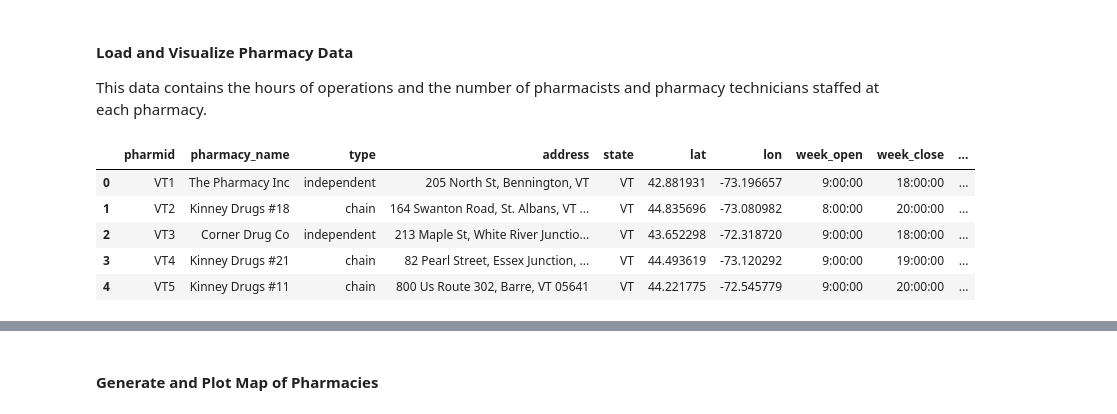
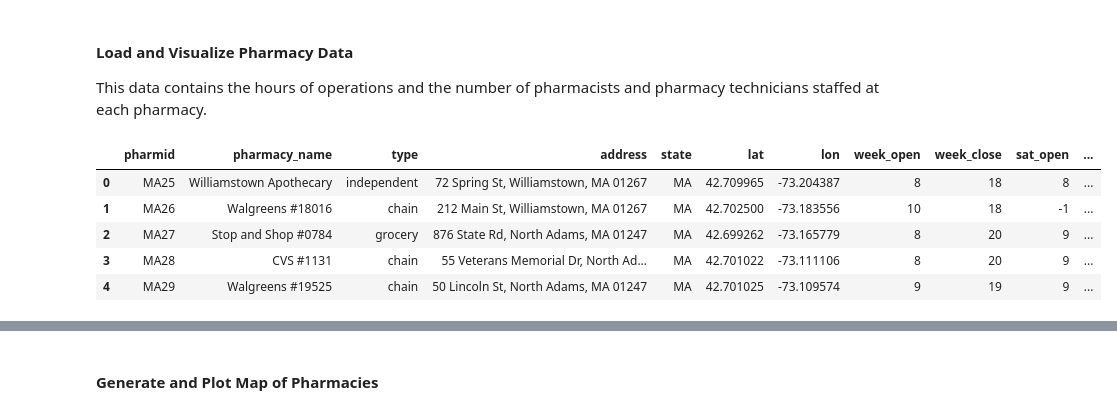
Before and after one commit to samroubin/VTPharmacy, a Jupyter notebook: procedure/code/01_Pharmacy_Accessibility.ipynb, the cells around one changed output, grey strips where cells are left out. Drawn from its saved outputs; the diff is of its cells as text; code cells hidden in the pictures.

```diff
--- a/procedure/code/01_Pharmacy_Accessibility.ipynb
+++ b/procedure/code/01_Pharmacy_Accessibility.ipynb
@@ -151,13 +184,12 @@ The sole primary data source for the study include the data we collected on phar
 This data contains the hours of operations and the number of pharmacists and pharmacy technicians staffed at each pharmacy.
 # %%
 # Read in pharmacy data
-pharmacies = gpd.read_file('./data/raw/private/pharmacies_final.gpkg')
-pd.set_option('display.max_rows', None)
+pharmacies = gpd.read_file('./data/raw/public/pharmacy/pharmacies.gpkg')
 pharmacies.head()
 # %% [output]
-|  | pharmid | pharmacy_name | type | address | state | lat | lon | week_open | week_close | ... |
-| 0 | VT1 | The Pharmacy Inc | independent | 205 North St, Bennington, VT | VT | 42.881931 | -73.196657 | 9:00:00 | 18:00:00 | ... |
-| 1 | VT2 | Kinney Drugs #18 | chain | 164 Swanton Road, St. Albans, VT ... | VT | 44.835696 | -73.080982 | 8:00:00 | 20:00:00 | ... |
-| 2 | VT3 | Corner Drug Co | independent | 213 Maple St, White River Junctio... | VT | 43.652298 | -72.318720 | 9:00:00 | 18:00:00 | ... |
-| 3 | VT4 | Kinney Drugs #21 | chain | 82 Pearl Street, Essex Junction, ... | VT | 44.493619 | -73.120292 | 9:00:00 | 19:00:00 | ... |
-| 4 | VT5 | Kinney Drugs #11 | chain | 800 Us Route 302, Barre, VT 05641 | VT | 44.221775 | -72.545779 | 9:00:00 | 20:00:00 | ... |
+|  | pharmid | pharmacy_name | type | address | state | lat | lon | week_open | week_close | sat_open | ... |
+| 0 | MA25 | Williamstown Apothecary | independent | 72 Spring St, Williamstown, MA 01267 | MA | 42.709965 | -73.204387 | 8 | 18 | 8 | ... |
+| 1 | MA26 | Walgreens #18016 | chain | 212 Main St, Williamstown, MA 01267 | MA | 42.702500 | -73.183556 | 10 | 18 | -1 | ... |
+| 2 | MA27 | Stop and Shop #0784 | grocery | 876 State Rd, North Adams, MA 01247 | MA | 42.699262 | -73.165779 | 8 | 20 | 9 | ... |
+| 3 | MA28 | CVS #1131 | chain | 55 Veterans Memorial Dr, North Ad... | MA | 42.701022 | -73.111106 | 8 | 20 | 9 | ... |
+| 4 | MA29 | Walgreens #19525 | chain | 50 Lincoln St, North Adams, MA 01247 | MA | 42.701025 | -73.109574 | 9 | 19 | 9 | ... |
```
Also changed, not shown: parts of 83 cells of this notebook.
